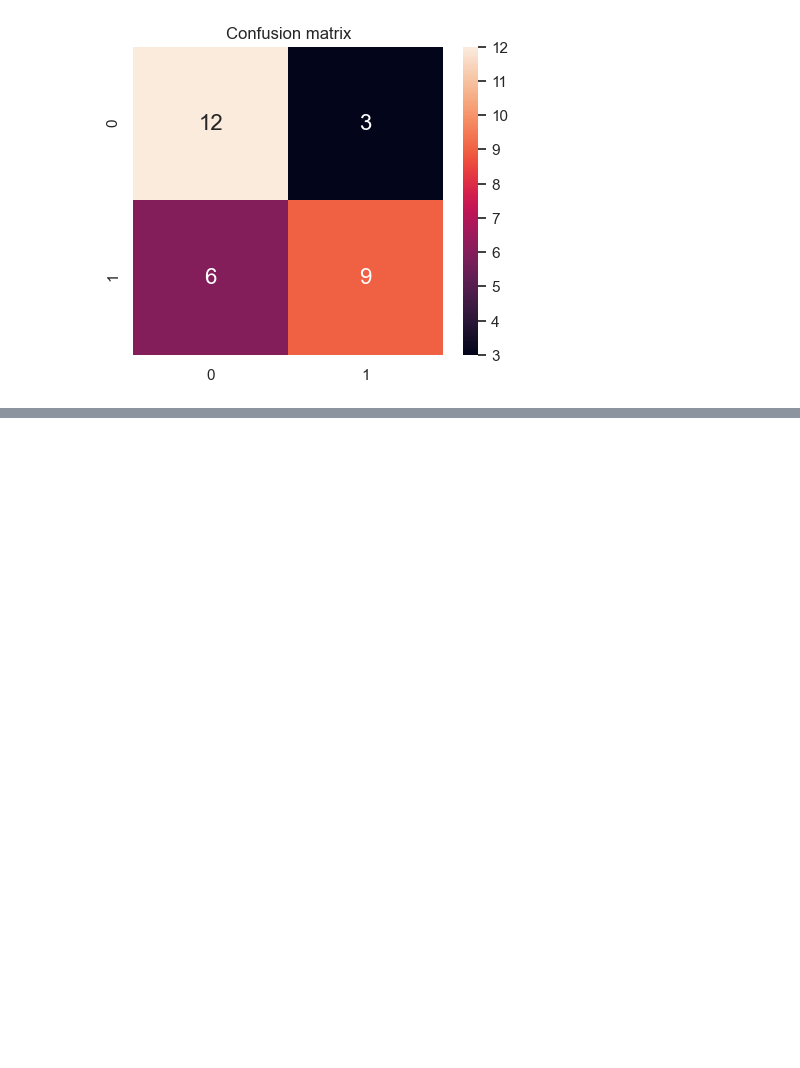
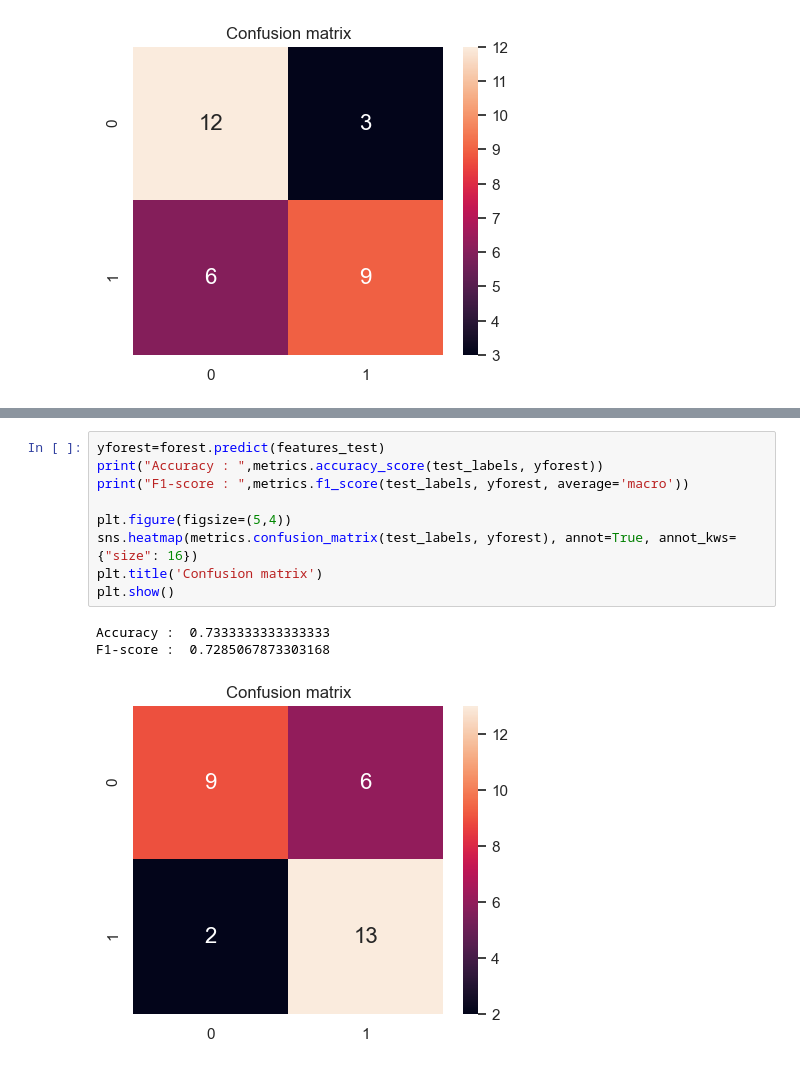
Before and after one commit to MohamedNennouche/Parkinson-drawing-classification, a Jupyter notebook: Parkinson-classification.ipynb, the cells around one changed output, grey strips where cells are left out. Saved outputs shown, nothing was run; the diff lists cells and outputs as text; blank space fills up the shorter version.

```diff
--- a/Parkinson-classification.ipynb
+++ b/Parkinson-classification.ipynb
@@ -135,0 +164,13 @@ plt.show()
+# %%
+yforest=forest.predict(features_test)
+print("Accuracy : ",metrics.accuracy_score(test_labels, yforest))
+print("F1-score : ",metrics.f1_score(test_labels, yforest, average='macro'))
+
+plt.figure(figsize=(5,4))
+sns.heatmap(metrics.confusion_matrix(test_labels, yforest), annot=True, annot_kws={"size": 16})
+plt.title('Confusion matrix')
+plt.show()
+# %% [output]
+Accuracy :  0.7333333333333333
+F1-score :  0.7285067873303168
+[figure, added]
```
Also changed, not shown: parts of 6 cells of this notebook.
